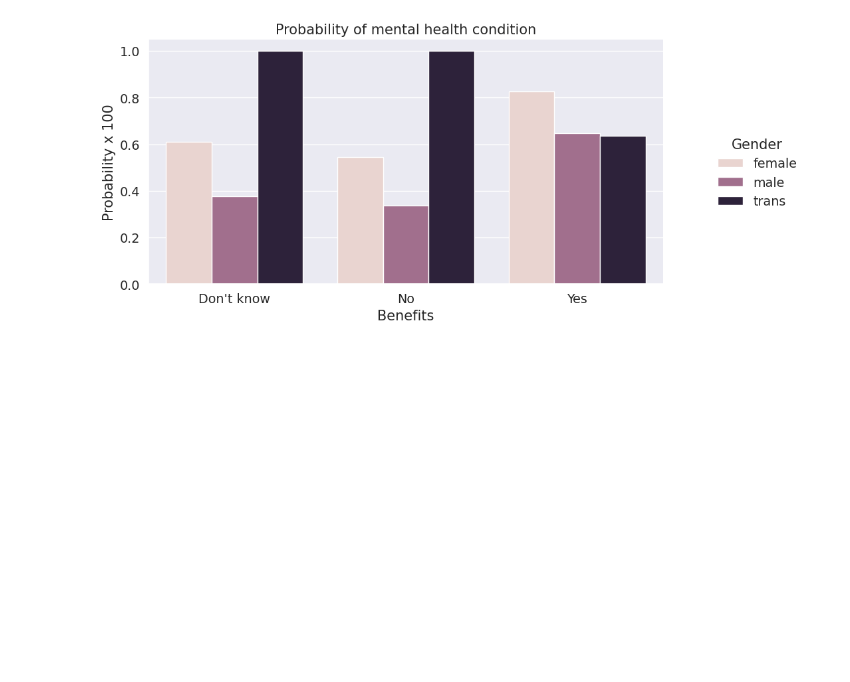
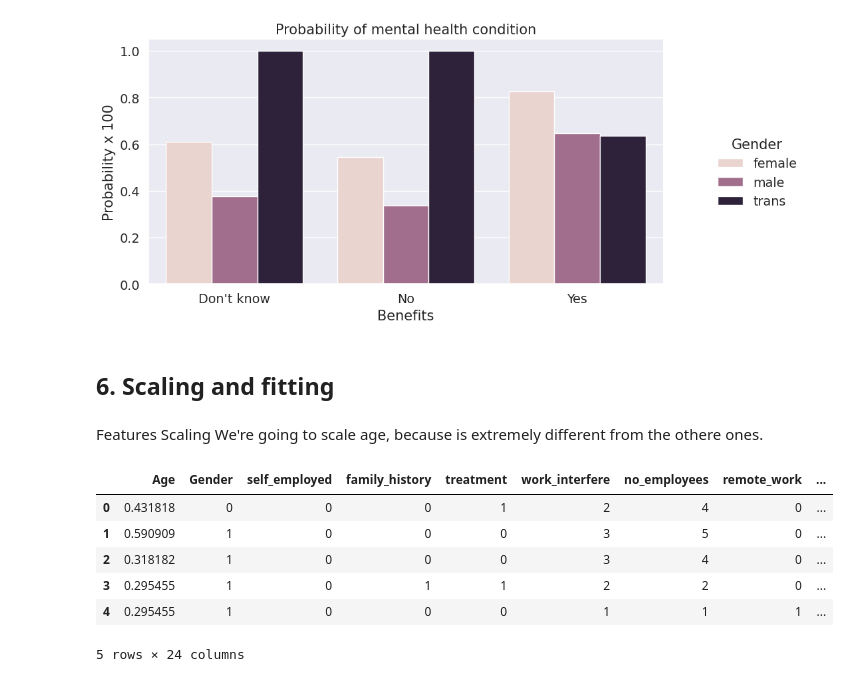
Before and after one commit to Utsavreddy9/Mental_Health_Analyzer, a Jupyter notebook: Mental_Health_Analyzer.ipynb, the cells around one changed output. Drawn from its saved outputs; the diff is of its cells as text; code cells hidden in the pictures; blank space fills up the shorter version.

```diff
--- a/Mental_Health_Analyzer.ipynb
+++ b/Mental_Health_Analyzer.ipynb
@@ -476,3 +476,22 @@ The `ci` parameter is deprecated. Use `errorbar=None` for the same effect.
 
   g = sns.catplot(x="care_options", y="treatment", hue="Gender", data=train_df, kind="bar", ci=None, height=5, aspect=2, legend_out = True)
 [figure]
+# %% [markdown]
+<a id='Scaling_and_fitting'></a>
+## **6. Scaling and fitting** ##
+# %% [markdown]
+Features Scaling
+We're going to scale age, because is extremely different from the othere ones.
+# %%
+# Scaling Age
+scaler = MinMaxScaler()
+train_df['Age'] = scaler.fit_transform(train_df[['Age']])
+train_df.head()
+# %% [output]
+|  | Age | Gender | self_employed | family_history | treatment | work_interfere | no_employees | remote_work | ... |
+| 0 | 0.431818 | 0 | 0 | 0 | 1 | 2 | 4 | 0 | ... |
+| 1 | 0.590909 | 1 | 0 | 0 | 0 | 3 | 5 | 0 | ... |
+| 2 | 0.318182 | 1 | 0 | 0 | 0 | 3 | 4 | 0 | ... |
+| 3 | 0.295455 | 1 | 0 | 1 | 1 | 2 | 2 | 0 | ... |
+| 4 | 0.295455 | 1 | 0 | 0 | 0 | 1 | 1 | 1 | ... |
+5 rows × 24 columns
```
Also changed, not shown: parts of 3 cells of this notebook.
